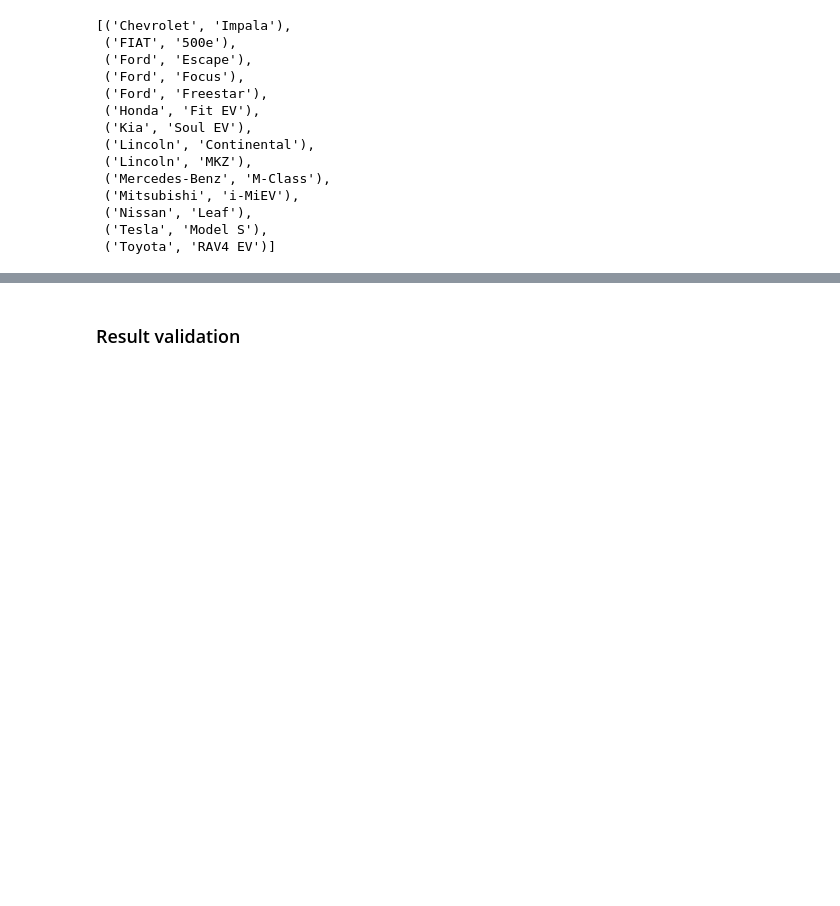
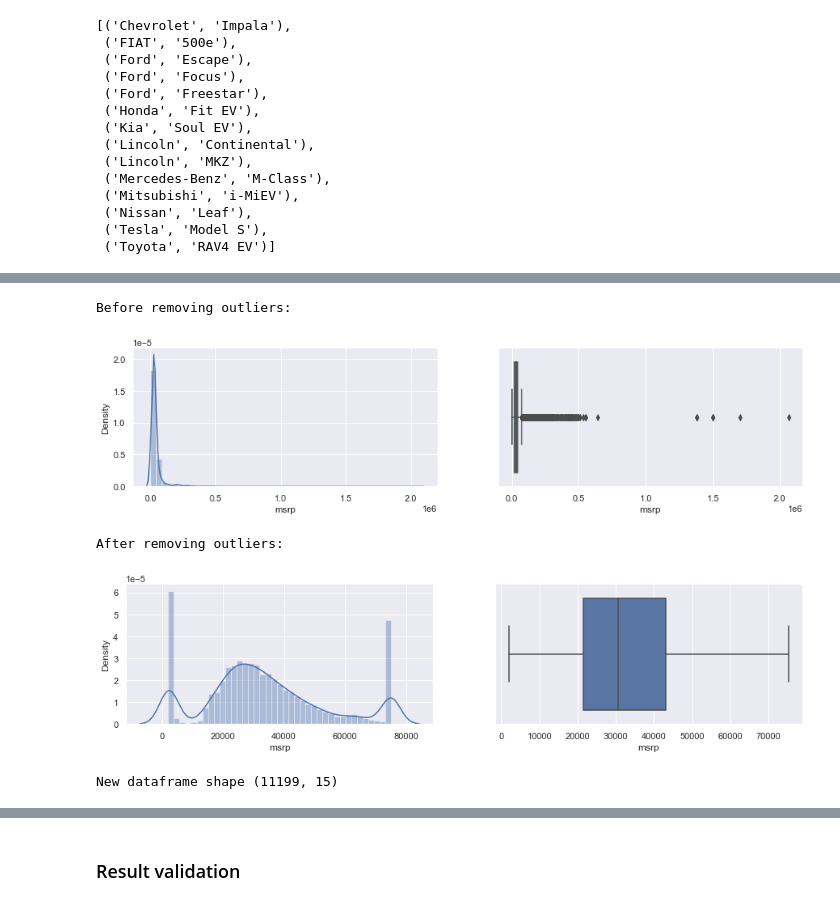
Before and after one commit to toludoyin/car-price-prediction, a Jupyter notebook: car_price_analysis_model.ipynb, the cells around one changed output, grey strips where cells are left out. Cells and saved outputs as stored; diff of their text form; code cells hidden in the pictures; blank space fills up the shorter version.

```diff
--- a/car_price_analysis_model.ipynb
+++ b/car_price_analysis_model.ipynb
@@ -22,7 +21,7 @@ pd.set_option('display.max_rows', None)
 # %% [markdown]
 # Load data
 # %%
-car_data = pd.read_csv('car_price.csv')
+car_data = pd.read_csv('dataset/car_price.csv')
 car_data[:5]
 # %% [output]
 |  | Make | Model | Year | Engine Fuel Type | Engine HP | Engine Cylinders | Transmission Type | ... |
@@ -387,14 +275,0 @@ Label encoding is used when the feature is ordinal or when the features are quit
-# %%
-# label encoding
-for column, type in cleaned_car_data.dtypes.items():
-    if type == 'object':
-        # print(f'{column}: {cleaned_car_data[column].nunique()}')
-
-        from sklearn import preprocessing
-
-        # label_encoder object knows how to understand word labels.
-        label_encoder = preprocessing.LabelEncoder()
-
-        # Encode labels in column 'species'.
-        cleaned_car_data[column] = label_encoder.fit_transform(cleaned_car_data[column])
-cleaned_car_data.head()
@@ -513,0 +300,49 @@ array([ 0.37716641, -0.63075299,  0.53622955, -0.07818441, -1.57370055])
+# %%
+# make a copy of the real dataset
+new_car_data = car_data.copy()
+
+def remove_outliers(data, column):
+    """function to calculate IQR and to remove outliers from the dataset"""
+    # to get the IQR
+    Q1 = data[column].quantile(0.25)
+    Q3 = data[column].quantile(0.75)
+
+    # get the upper and lower limit
+    iqr = Q3 - Q1
+
+    upper_limit = Q3 + 1.5 * iqr
+    lower_limit = Q1 - 1.5 * iqr
+
+    # cap number below Q1 and above Q3 as outliers
+    data[column] = np.where(data[column] > upper_limit, upper_limit,
+        np.where(data[column] < lower_limit, lower_limit, data[column]))
+    return data
+
+cleaned_car_data = remove_outliers(new_car_data, 'msrp')
+
+# visualise result before and after removing outliers
+print('Before removing outliers: \n')
+plt.figure(figsize=(15,7))
+plt.subplot(2,2,1)
+sb.distplot(car_data['msrp'])  # histogragh
+
+plt.subplot(2,2,2)
+sb.boxplot(car_data['msrp'])    #boxplot
+plt.show()
+
+print('After removing outliers: \n')
+plt.figure(figsize=(15,7))
+plt.subplot(2,2,3)
+sb.distplot(cleaned_car_data['msrp'])
+
+plt.subplot(2,2,4)
+sb.boxplot(cleaned_car_data['msrp'])
+plt.show()
+
+print(f'New dataframe shape {cleaned_car_data.shape}')
+# %% [output]
+Before removing outliers:
+[figure, added]
+After removing outliers:
+[figure, added]
+New dataframe shape (11199, 15)
```
Also changed, not shown: parts of 66 cells of this notebook.
